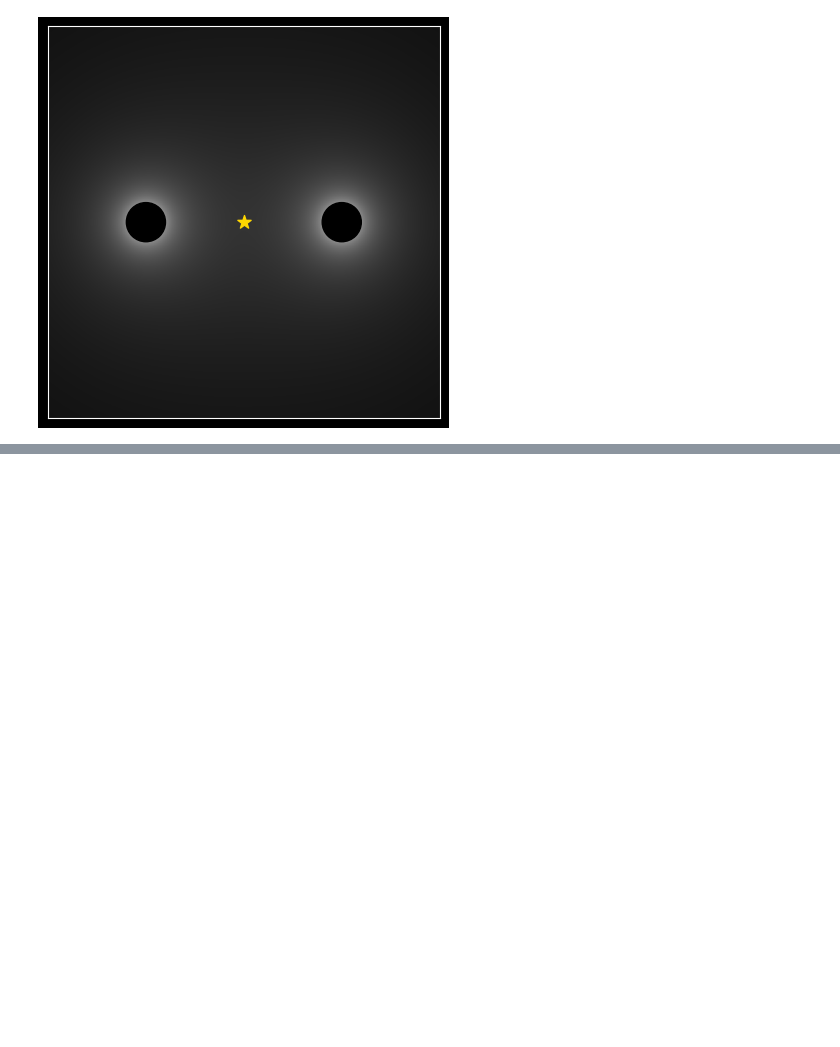
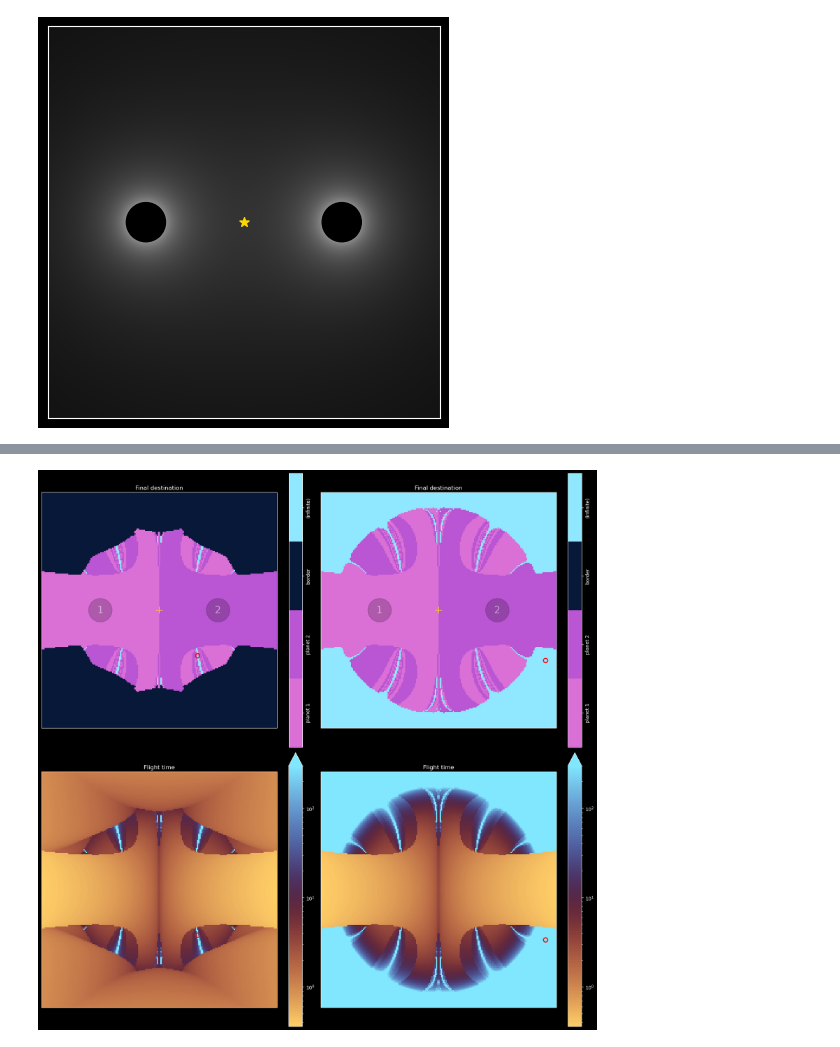
Before and after one commit to elielr/C-grav, a Jupyter notebook: Ideal_case.ipynb, the cells around one changed output, grey strips where cells are left out. Cells and saved outputs as stored; diff of their text form; code cells hidden in the pictures; blank space fills up the shorter version.

```diff
--- a/Ideal_case.ipynb
+++ b/Ideal_case.ipynb
@@ -37,0 +42,8 @@ dg.plot4(save=True)
+# %%
+fig, axs = plt.subplots(2,2,figsize=(16,16),layout='constrained',subplot_kw = {'aspect':1})
+dg2.heatmap_crashsite(axs[0,0])
+dg3.heatmap_crashsite(axs[0,1])
+dg2.heatmap_score(axs[1,0])
+dg3.heatmap_score(axs[1,1])
+# %% [output]
+[figure, added]
```
Also changed, not shown: parts of 7 cells of this notebook, 2 other files.
